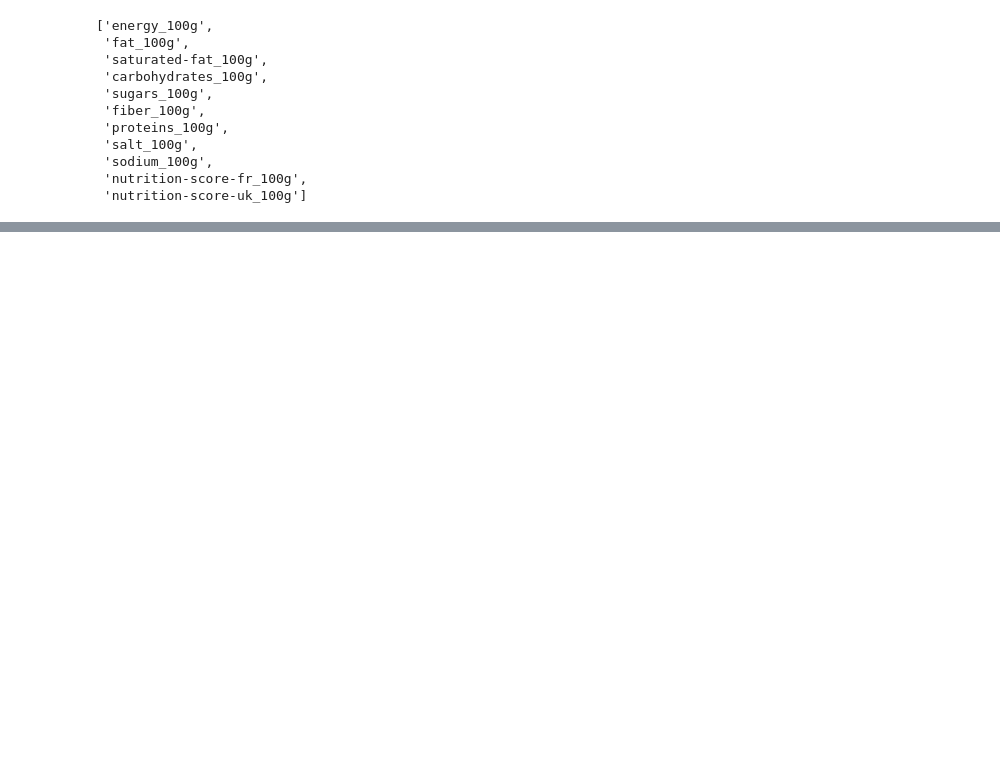
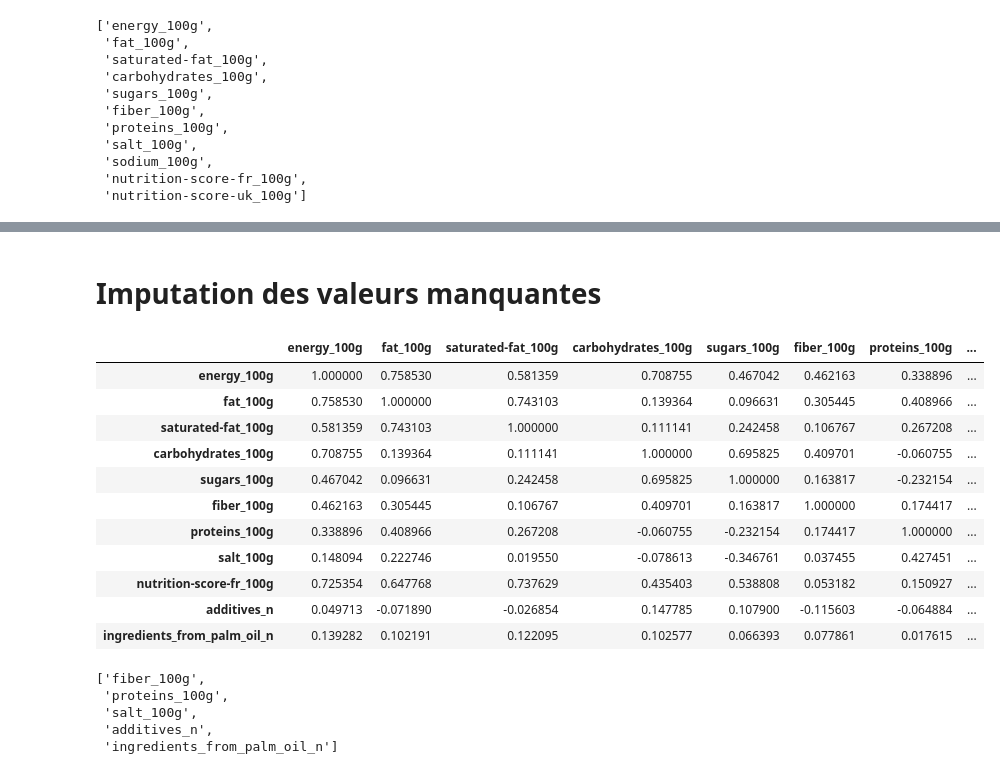
Before and after one commit to hoochycoochie/p3ml, a Jupyter notebook: cleaning.ipynb, the cells around one changed output, grey strips where cells are left out. Cells and saved outputs as stored; diff of their text form; code cells hidden in the pictures; blank space fills up the shorter version.

```diff
--- a/cleaning.ipynb
+++ b/cleaning.ipynb
@@ -287,0 +273,33 @@ memory usage: 15.6+ MB
+# %% [markdown]
+# Imputation des valeurs manquantes
+# %%
+## matrice de corrélation
+numeric_columns=df.select_dtypes(exclude=['object']).columns.tolist()
+numeric_columns.remove('sodium_100g') ## suppression de la colonne sodium avec une corrélation de 1 avec le sel
+df[numeric_columns].corr()
+# %% [output]
+|  | energy_100g | fat_100g | saturated-fat_100g | carbohydrates_100g | sugars_100g | fiber_100g | proteins_100g | ... |
+| energy_100g | 1.000000 | 0.758530 | 0.581359 | 0.708755 | 0.467042 | 0.462163 | 0.338896 | ... |
+| fat_100g | 0.758530 | 1.000000 | 0.743103 | 0.139364 | 0.096631 | 0.305445 | 0.408966 | ... |
+| saturated-fat_100g | 0.581359 | 0.743103 | 1.000000 | 0.111141 | 0.242458 | 0.106767 | 0.267208 | ... |
+| carbohydrates_100g | 0.708755 | 0.139364 | 0.111141 | 1.000000 | 0.695825 | 0.409701 | -0.060755 | ... |
+| sugars_100g | 0.467042 | 0.096631 | 0.242458 | 0.695825 | 1.000000 | 0.163817 | -0.232154 | ... |
+| fiber_100g | 0.462163 | 0.305445 | 0.106767 | 0.409701 | 0.163817 | 1.000000 | 0.174417 | ... |
+| proteins_100g | 0.338896 | 0.408966 | 0.267208 | -0.060755 | -0.232154 | 0.174417 | 1.000000 | ... |
+| salt_100g | 0.148094 | 0.222746 | 0.019550 | -0.078613 | -0.346761 | 0.037455 | 0.427451 | ... |
+| nutrition-score-fr_100g | 0.725354 | 0.647768 | 0.737629 | 0.435403 | 0.538808 | 0.053182 | 0.150927 | ... |
+| additives_n | 0.049713 | -0.071890 | -0.026854 | 0.147785 | 0.107900 | -0.115603 | -0.064884 | ... |
+| ingredients_from_palm_oil_n | 0.139282 | 0.102191 | 0.122095 | 0.102577 | 0.066393 | 0.077861 | 0.017615 | ... |
+# %%
+## les colonnes ci-dessus sont fortement corrélées entre elles.
+ # Utilisation Iterativeimputer pour imputer les valeurs manquantes
+correlated_columns=['energy_100g','fat_100g','carbohydrates_100g',
+                    'nutrition-score-fr_100g','saturated-fat_100g','sugars_100g']
+un_correlated_columns=[x for x in numeric_columns if x not in correlated_columns]
+un_correlated_columns
+# %% [output]
+['fiber_100g',
+ 'proteins_100g',
+ 'salt_100g',
+ 'additives_n',
+ 'ingredients_from_palm_oil_n']
```
Also changed, not shown: parts of 31 cells of this notebook, 1 other file.
